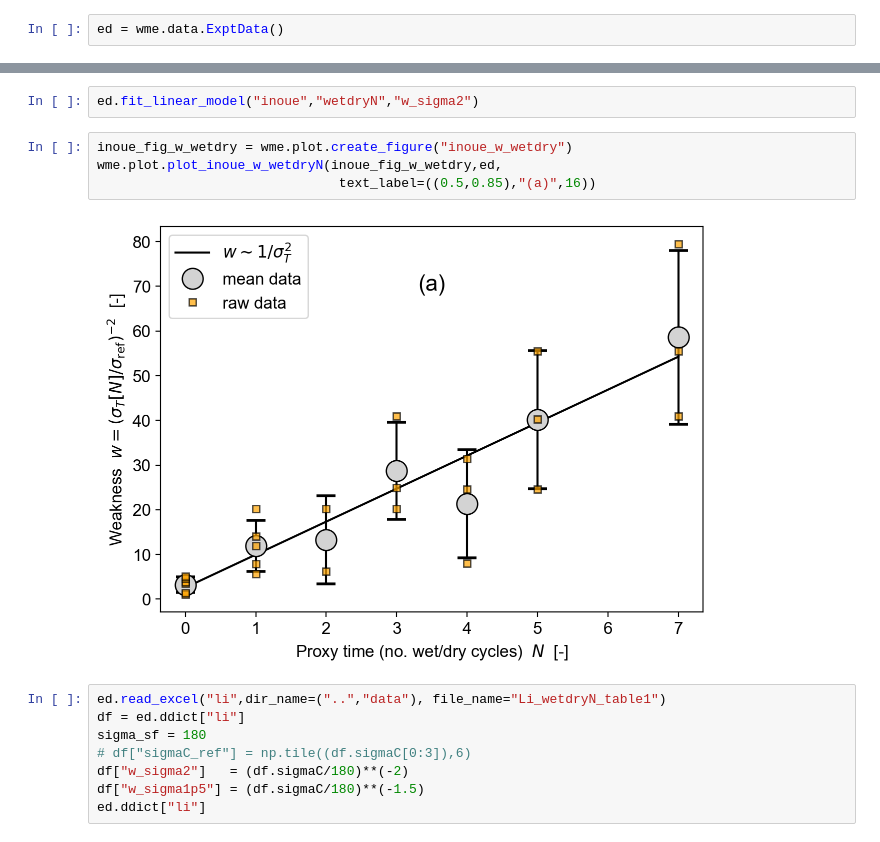
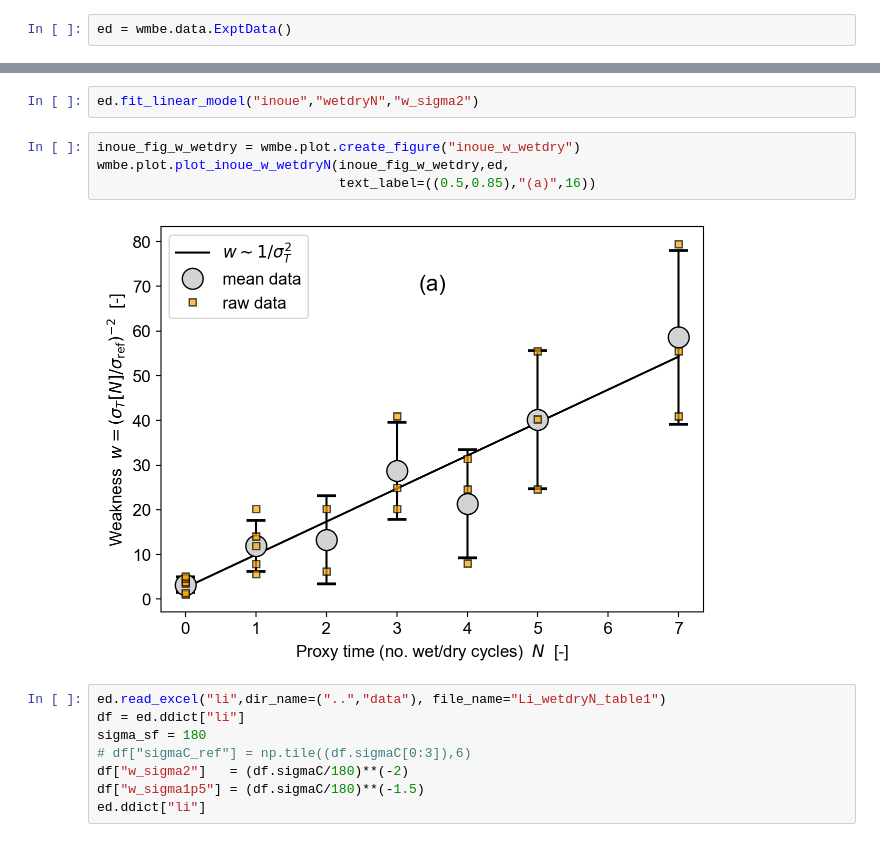
Before and after one commit to cstarkjp/WMBE, a Jupyter notebook: notebooks/WeatheringMediatedErosion1d.ipynb, the cells around one changed output, grey strips where cells are left out. Saved outputs shown, nothing was run; the diff lists cells and outputs as text.

```diff
--- a/notebooks/WeatheringMediatedErosion1d.ipynb
+++ b/notebooks/WeatheringMediatedErosion1d.ipynb
@@ -23,7 +23,7 @@ from wme.symbols import *
 # %% [markdown]
 ## Data
 # %%
-ed = wme.data.ExptData()
+ed = wmbe.data.ExptData()
 # %%
 ed.read_excel("inoue",
               dir_name=("..","data"), file_name="Inoue_wetdryN_sigmaT")
@@ -52,11 +52,11 @@ ed.ddict["inoue"]
 # %%
 ed.fit_linear_model("inoue","wetdryN","w_sigma2")
 # %%
-inoue_fig_w_wetdry = wme.plot.create_figure("inoue_w_wetdry")
-wme.plot.plot_inoue_w_wetdryN(inoue_fig_w_wetdry,ed,
+inoue_fig_w_wetdry = wmbe.plot.create_figure("inoue_w_wetdry")
+wmbe.plot.plot_inoue_w_wetdryN(inoue_fig_w_wetdry,ed,
                                text_label=((0.5,0.85),"(a)",16))
 # %% [output]
-[figure, old version]
+[figure, new version]
 # %%
 ed.read_excel("li",dir_name=("..","data"), file_name="Li_wetdryN_table1")
 df = ed.ddict["li"]
```
Also changed, not shown: parts of 36 cells of this notebook, 11 other files.
